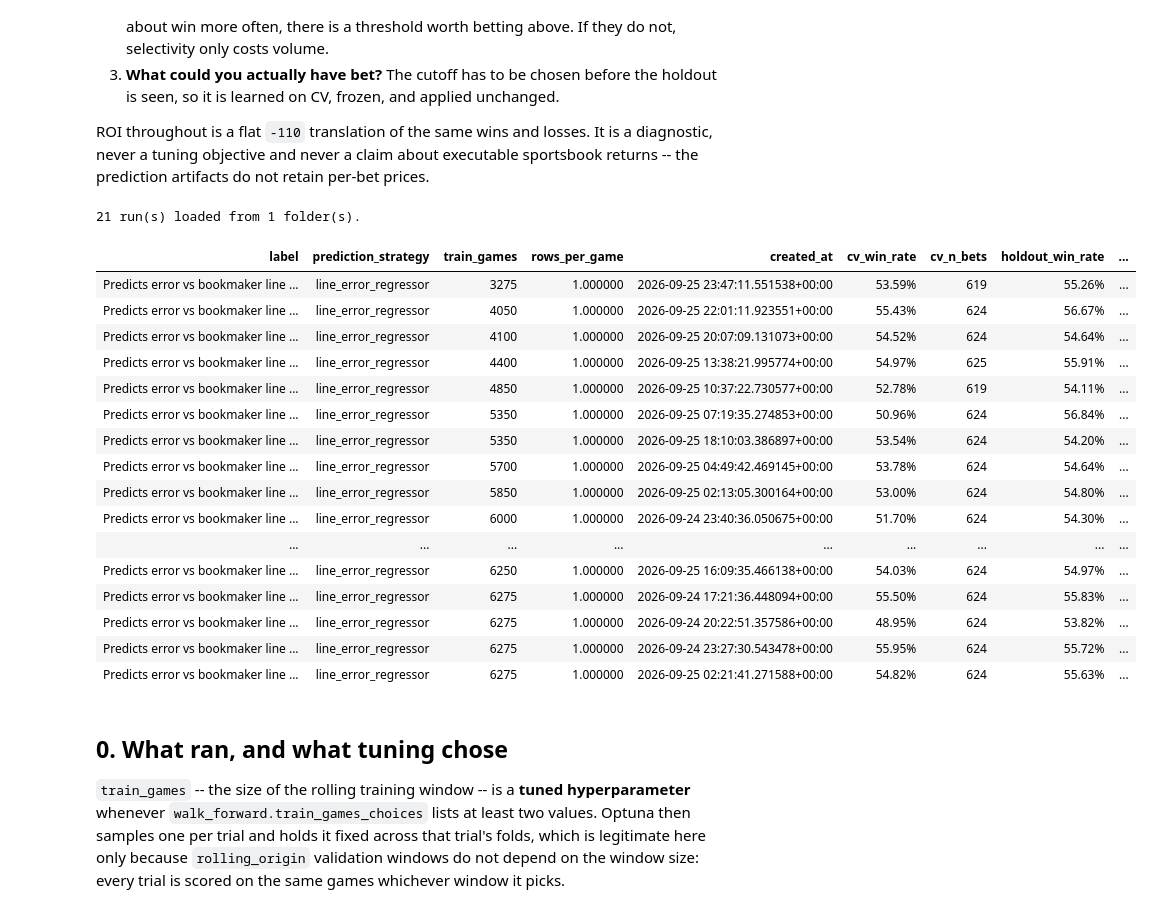
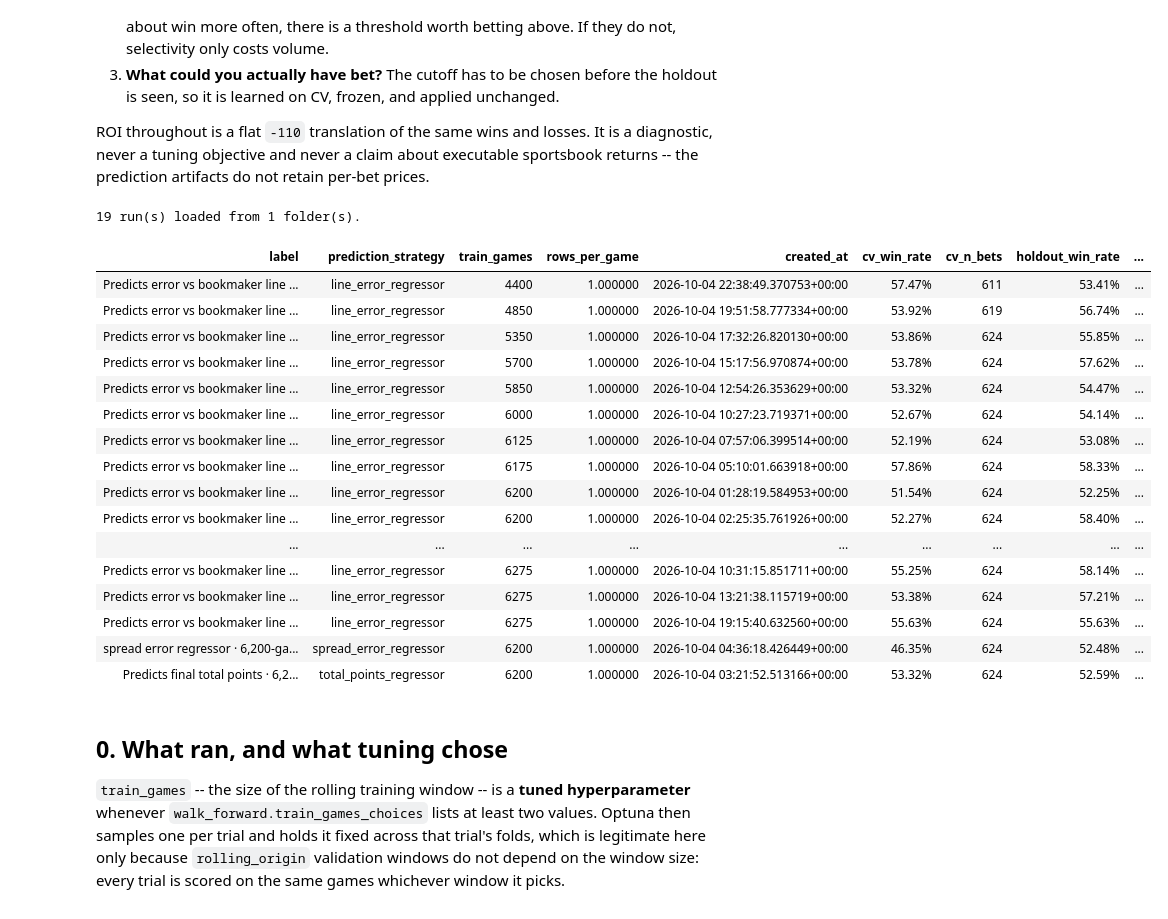
Before and after one commit to aalvarezvarela/Scorecast, a Jupyter notebook: experiments/notebooks/survey_experiments.ipynb, the cells around one changed output. Cells and saved outputs as stored; diff of their text form; code cells hidden in the pictures.

```diff
--- a/experiments/notebooks/survey_experiments.ipynb
+++ b/experiments/notebooks/survey_experiments.ipynb
@@ -57,6 +57,8 @@ SOURCES = [ 'experiments/early_line_error_fixedmax_2_5_2026_09']
 SOURCES = ['experiments/history_depth_line_error_2_5_2026_09']
 SOURCES = ['closing_line_error_6x100_2_5_2026_09', 'closing_spread_6x100_2_5_2026_09' , 'closing_total_points_6x100_2_5_2026_09']
 SOURCES = ['promote_intermediate_line_error_2_5_2026_09']
+SOURCES = ['prod_rerun_2_5_2026_10']
+
 for expr in SOURCES:
     if not expr.startswith('experiments/'):
         formated_expr = f'experiments/{expr}'
@@ -116,50 +118,50 @@ predictions = loaders.load_prediction_cache(runs)
 # Scored here so the inventory already answers "how often did it pick the right
 # side?", and reused by section 1 rather than scoring every prediction twice.
 scoreboard = coverage.build_scoreboard(runs, predictions)
 # n_seeds / seed_roi_range come from seed_stability.csv and are 1 / NaN on a
 # single-seed run. They belong next to the win rates: seed_roi_range is the
 # spread of ONE config's own ROI across seeds, so any between-run gap smaller
 # than it is not a result. A run with no extra seeds simply has no error bar.
 inventory = runs[[
     'label', 'prediction_strategy', 'train_games', 'rows_per_game', 'created_at',
 
 ]].merge(
     scoreboard[[
         'label', 'cv_win_rate', 'cv_n_bets', 'holdout_win_rate', 'holdout_n_bets',
     ]],
     on='label', how='left',
 )
 
 print(f"{len(runs)} run(s) loaded from {runs['source_path'].nunique()} folder(s).")
 display(
     inventory.style.format({
         'cv_win_rate': '{:.2%}',
         'holdout_win_rate': '{:.2%}',
         'cv_n_bets': '{:,.0f}',
         'holdout_n_bets': '{:,.0f}',
         'n_seeds': '{:.0f}',
         'seed_roi_range': '{:.2%}',
     }, na_rep='—').hide(axis='index')
 )
 # %% [output]
-21 run(s) loaded from 1 folder(s).
+19 run(s) loaded from 1 folder(s).
 | label | prediction_strategy | train_games | rows_per_game | created_at | cv_win_rate | cv_n_bets | holdout_win_rate | ... |
-| Predicts error vs bookmaker line ... | line_error_regressor | 3275 | 1.000000 | 2026-09-25 23:47:11.551538+00:00 | 53.59% | 619 | 55.26% | ... |
-| Predicts error vs bookmaker line ... | line_error_regressor | 4050 | 1.000000 | 2026-09-25 22:01:11.923551+00:00 | 55.43% | 624 | 56.67% | ... |
-| Predicts error vs bookmaker line ... | line_error_regressor | 4100 | 1.000000 | 2026-09-25 20:07:09.131073+00:00 | 54.52% | 624 | 54.64% | ... |
-| Predicts error vs bookmaker line ... | line_error_regressor | 4400 | 1.000000 | 2026-09-25 13:38:21.995774+00:00 | 54.97% | 625 | 55.91% | ... |
-| Predicts error vs bookmaker line ... | line_error_regressor | 4850 | 1.000000 | 2026-09-25 10:37:22.730577+00:00 | 52.78% | 619 | 54.11% | ... |
-| Predicts error vs bookmaker line ... | line_error_regressor | 5350 | 1.000000 | 2026-09-25 07:19:35.274853+00:00 | 50.96% | 624 | 56.84% | ... |
-| Predicts error vs bookmaker line ... | line_error_regressor | 5350 | 1.000000 | 2026-09-25 18:10:03.386897+00:00 | 53.54% | 624 | 54.20% | ... |
-| Predicts error vs bookmaker line ... | line_error_regressor | 5700 | 1.000000 | 2026-09-25 04:49:42.469145+00:00 | 53.78% | 624 | 54.64% | ... |
-| Predicts error vs bookmaker line ... | line_error_regressor | 5850 | 1.000000 | 2026-09-25 02:13:05.300164+00:00 | 53.00% | 624 | 54.80% | ... |
-| Predicts error vs bookmaker line ... | line_error_regressor | 6000 | 1.000000 | 2026-09-24 23:40:36.050675+00:00 | 51.70% | 624 | 54.30% | ... |
+| Predicts error vs bookmaker line ... | line_error_regressor | 4400 | 1.000000 | 2026-10-04 22:38:49.370753+00:00 | 57.47% | 611 | 53.41% | ... |
+| Predicts error vs bookmaker line ... | line_error_regressor | 4850 | 1.000000 | 2026-10-04 19:51:58.777334+00:00 | 53.92% | 619 | 56.74% | ... |
+| Predicts error vs bookmaker line ... | line_error_regressor | 5350 | 1.000000 | 2026-10-04 17:32:26.820130+00:00 | 53.86% | 624 | 55.85% | ... |
+| Predicts error vs bookmaker line ... | line_error_regressor | 5700 | 1.000000 | 2026-10-04 15:17:56.970874+00:00 | 53.78% | 624 | 57.62% | ... |
+| Predicts error vs bookmaker line ... | line_error_regressor | 5850 | 1.000000 | 2026-10-04 12:54:26.353629+00:00 | 53.32% | 624 | 54.47% | ... |
+| Predicts error vs bookmaker line ... | line_error_regressor | 6000 | 1.000000 | 2026-10-04 10:27:23.719371+00:00 | 52.67% | 624 | 54.14% | ... |
+| Predicts error vs bookmaker line ... | line_error_regressor | 6125 | 1.000000 | 2026-10-04 07:57:06.399514+00:00 | 52.19% | 624 | 53.08% | ... |
+| Predicts error vs bookmaker line ... | line_error_regressor | 6175 | 1.000000 | 2026-10-04 05:10:01.663918+00:00 | 57.86% | 624 | 58.33% | ... |
+| Predicts error vs bookmaker line ... | line_error_regressor | 6200 | 1.000000 | 2026-10-04 01:28:19.584953+00:00 | 51.54% | 624 | 52.25% | ... |
+| Predicts error vs bookmaker line ... | line_error_regressor | 6200 | 1.000000 | 2026-10-04 02:25:35.761926+00:00 | 52.27% | 624 | 58.40% | ... |
 | ... | ... | ... | ... | ... | ... | ... | ... | ... |
-| Predicts error vs bookmaker line ... | line_error_regressor | 6250 | 1.000000 | 2026-09-25 16:09:35.466138+00:00 | 54.03% | 624 | 54.97% | ... |
-| Predicts error vs bookmaker line ... | line_error_regressor | 6275 | 1.000000 | 2026-09-24 17:21:36.448094+00:00 | 55.50% | 624 | 55.83% | ... |
-| Predicts error vs bookmaker line ... | line_error_regressor | 6275 | 1.000000 | 2026-09-24 20:22:51.357586+00:00 | 48.95% | 624 | 53.82% | ... |
-| Predicts error vs bookmaker line ... | line_error_regressor | 6275 | 1.000000 | 2026-09-24 23:27:30.543478+00:00 | 55.95% | 624 | 55.72% | ... |
-| Predicts error vs bookmaker line ... | line_error_regressor | 6275 | 1.000000 | 2026-09-25 02:21:41.271588+00:00 | 54.82% | 624 | 55.63% | ... |
+| Predicts error vs bookmaker line ... | line_error_regressor | 6275 | 1.000000 | 2026-10-04 10:31:15.851711+00:00 | 55.25% | 624 | 58.14% | ... |
+| Predicts error vs bookmaker line ... | line_error_regressor | 6275 | 1.000000 | 2026-10-04 13:21:38.115719+00:00 | 53.38% | 624 | 57.21% | ... |
+| Predicts error vs bookmaker line ... | line_error_regressor | 6275 | 1.000000 | 2026-10-04 19:15:40.632560+00:00 | 55.63% | 624 | 55.63% | ... |
+| spread error regressor · 6,200-ga... | spread_error_regressor | 6200 | 1.000000 | 2026-10-04 04:36:18.426449+00:00 | 46.35% | 624 | 52.48% | ... |
+| Predicts final total points · 6,2... | total_points_regressor | 6200 | 1.000000 | 2026-10-04 03:21:52.513166+00:00 | 53.32% | 624 | 52.59% | ... |
 # %% [markdown]
 ## 0. What ran, and what tuning chose
 
```
Also changed, not shown: parts of 10 cells of this notebook, 25 other files.
